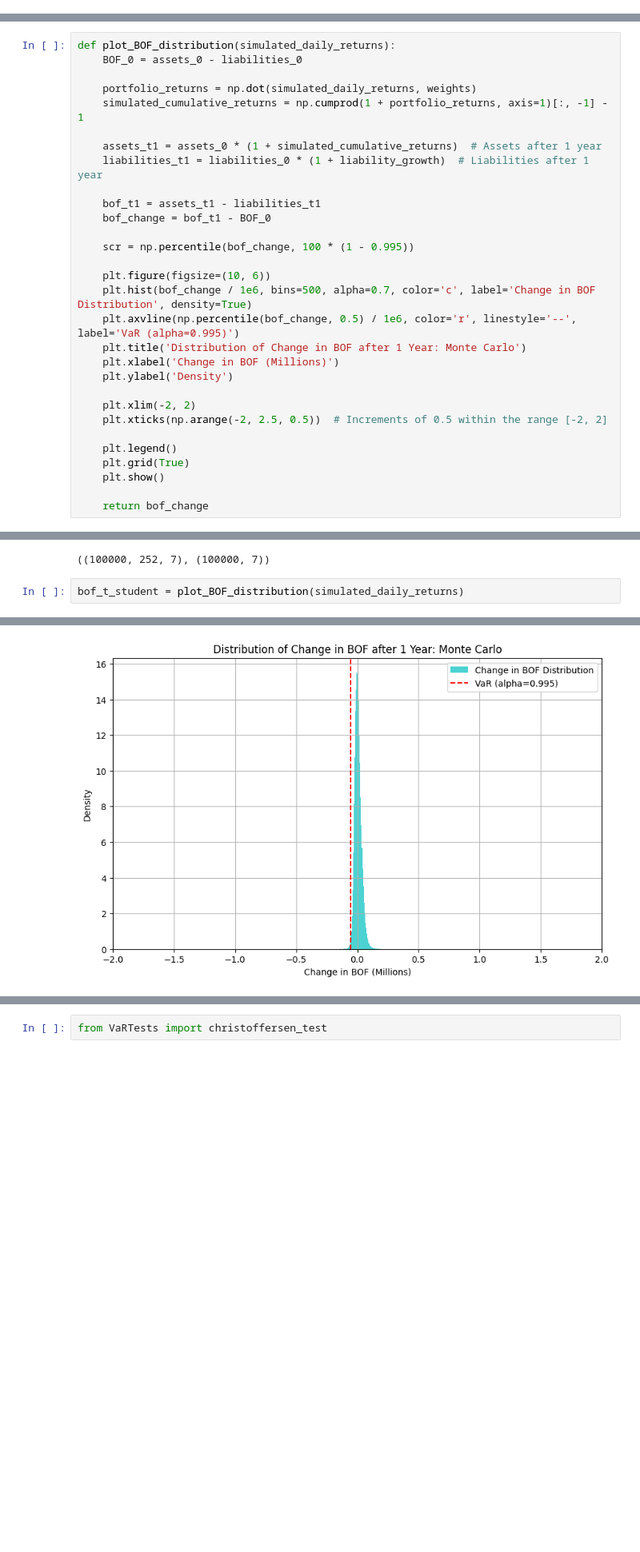
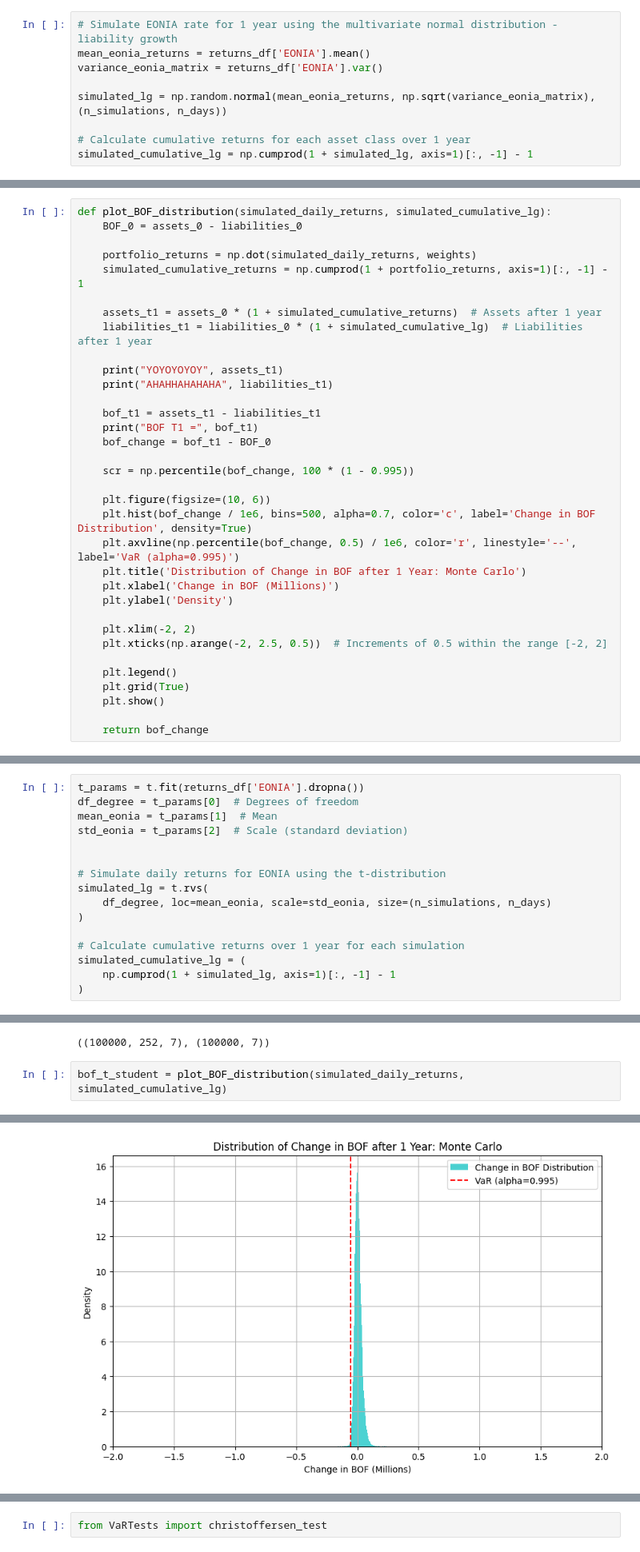
Before and after one commit to nickaskari/portfolio-opt-insurance, a Jupyter notebook: optimization/explore/bof_distribution.ipynb, the cells around one changed output, grey strips where cells are left out. Shown at 80% size. Drawn from its saved outputs; the diff is of its cells as text; blank space fills up the shorter version.

Commit message:
new plots

```diff
--- a/optimization/explore/bof_distribution.ipynb
+++ b/optimization/explore/bof_distribution.ipynb
@@ -92,3 +92,12 @@ plt.show()
+# %%
+# Simulate EONIA rate for 1 year using the multivariate normal distribution - liability growth
+mean_eonia_returns = returns_df['EONIA'].mean()
+variance_eonia_matrix = returns_df['EONIA'].var()
+
+simulated_lg = np.random.normal(mean_eonia_returns, np.sqrt(variance_eonia_matrix), (n_simulations, n_days))
+
+# Calculate cumulative returns for each asset class over 1 year
+simulated_cumulative_lg = np.cumprod(1 + simulated_lg, axis=1)[:, -1] - 1
 # %%
 simulated_daily_returns.shape, simulated_cumulative_returns.shape
 # %% [output]
@@ -96,16 +105,20 @@ simulated_daily_returns.shape, simulated_cumulative_returns.shape
 # %% [markdown]
 Now make same plot but for basic own funds
 # %%
-def plot_BOF_distribution(simulated_daily_returns):
+def plot_BOF_distribution(simulated_daily_returns, simulated_cumulative_lg):
     BOF_0 = assets_0 - liabilities_0
 
     portfolio_returns = np.dot(simulated_daily_returns, weights)
     simulated_cumulative_returns = np.cumprod(1 + portfolio_returns, axis=1)[:, -1] - 1
 
     assets_t1 = assets_0 * (1 + simulated_cumulative_returns)  # Assets after 1 year
-    liabilities_t1 = liabilities_0 * (1 + liability_growth)  # Liabilities after 1 year
+    liabilities_t1 = liabilities_0 * (1 + simulated_cumulative_lg)  # Liabilities after 1 year
+
+    print("YOYOYOYOY", assets_t1)
+    print("AHAHHAHAHAHA", liabilities_t1)
 
     bof_t1 = assets_t1 - liabilities_t1
+    print("BOF T1 =", bof_t1)
     bof_change = bof_t1 - BOF_0
 
     scr = np.percentile(bof_change, 100 * (1 - 0.995))
@@ -175,7 +194,23 @@ plt.show()
+# %%
+t_params = t.fit(returns_df['EONIA'].dropna())
+df_degree = t_params[0]  # Degrees of freedom
+mean_eonia = t_params[1]  # Mean
+std_eonia = t_params[2]  # Scale (standard deviation)
+
+
+# Simulate daily returns for EONIA using the t-distribution
+simulated_lg = t.rvs(
+    df_degree, loc=mean_eonia, scale=std_eonia, size=(n_simulations, n_days)
+)
+
+# Calculate cumulative returns over 1 year for each simulation
+simulated_cumulative_lg = (
+    np.cumprod(1 + simulated_lg, axis=1)[:, -1] - 1
+)
 # %%
 simulated_daily_returns.shape, simulated_cumulative_returns.shape
 # %% [output]
 ((100000, 252, 7), (100000, 7))
 # %%
-bof_t_student = plot_BOF_distribution(simulated_daily_returns)
+bof_t_student = plot_BOF_distribution(simulated_daily_returns, simulated_cumulative_lg)
 # %% [output]
@@ -182,4 +223,4 @@ bof_t_student = plot_BOF_distribution(simulated_daily_returns)
-[figure, old version]
+[figure, new version]
 # %% [markdown]
 ## Testing our VaR distributions
 
```
Also changed, not shown: parts of 6 cells of this notebook, 8 other files.
